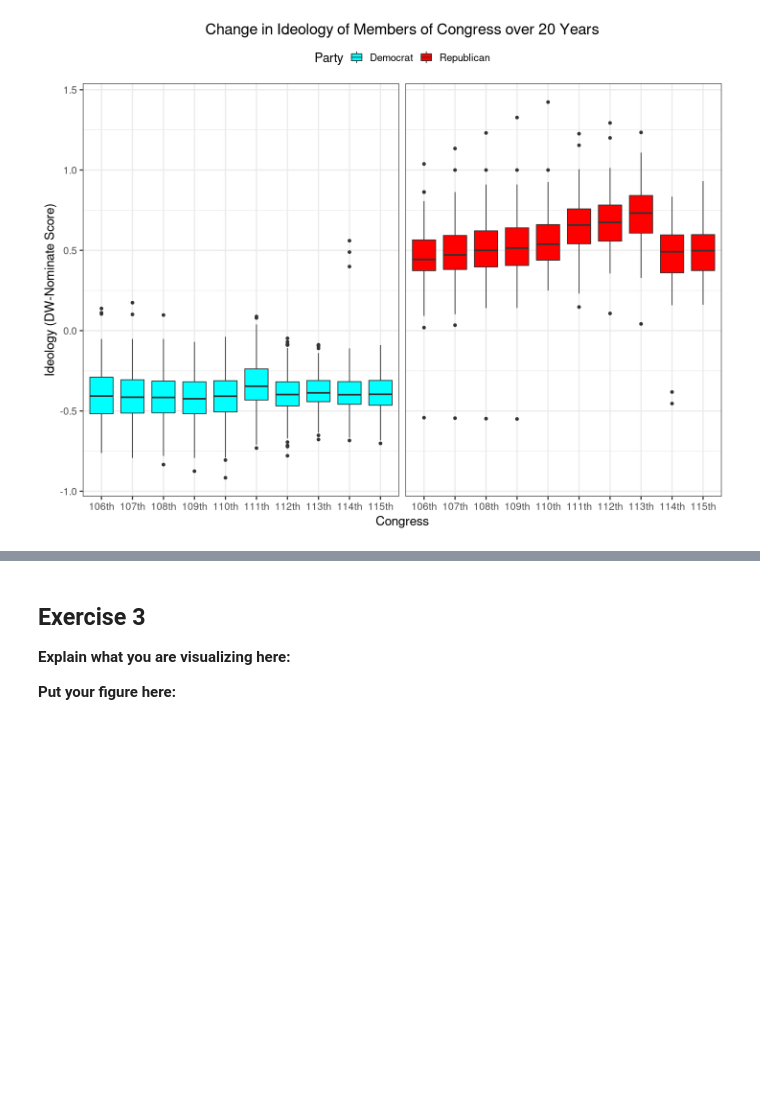
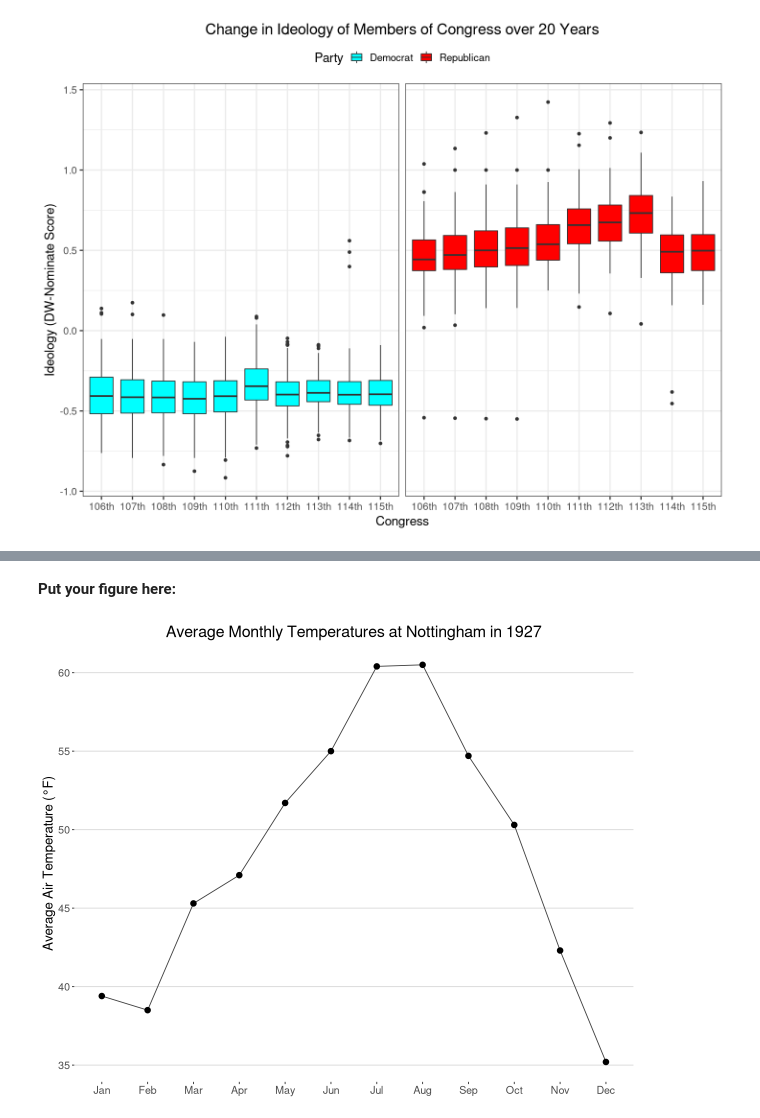
Before and after one commit to mwoitek/r-data-visualization-ggplot2, a Jupyter notebook: assignment_3/week_3_exercise.ipynb, the cells around one changed output, grey strips where cells are left out. Drawn from its saved outputs; the diff is of its cells as text; code cells hidden in the pictures; blank space fills up the shorter version.

```diff
--- a/assignment_3/week_3_exercise.ipynb
+++ b/assignment_3/week_3_exercise.ipynb
@@ -136,6 +217,35 @@ ggplot(data_plot_2, aes(x = congress, y = dwnom1, fill = Party)) +
 # %% [markdown]
-## Exercise 3
-
-**Explain what you are visualizing here:**
-
 **Put your figure here:**
+# %%
+# Plot the figure:
+options(repr.plot.height = 8, repr.plot.width = 10)
+ggplot(data_plot_3, ggplot2::aes(x = Month, y = Temperature, group = 1)) +
+    ggplot2::geom_line(color = "#3F3F3F") +
+    ggplot2::geom_point(color = "#000000", size = 3) +
+    ggplot2::labs(
+        y = "Average Air Temperature (\u00B0F)",
+        title = "Average Monthly Temperatures at Nottingham in 1927"
+    ) +
+    ggplot2::scale_x_discrete(
+        limits = c(
+            "Jan",
+            "Feb",
+            "Mar",
+            "Apr",
+            "May",
+            "Jun",
+            "Jul",
+            "Aug",
+            "Sep",
+            "Oct",
+            "Nov",
+            "Dec"
+        )
+    ) +
+    ggthemes::theme_hc(base_size = 16) +
+    ggplot2::theme(
+        axis.title.x = element_blank(),
+        plot.title = element_text(hjust = 0.5)
+    )
+# %% [output]
+[figure, added]
```
Also changed, not shown: parts of 10 cells of this notebook, 3 other files.
